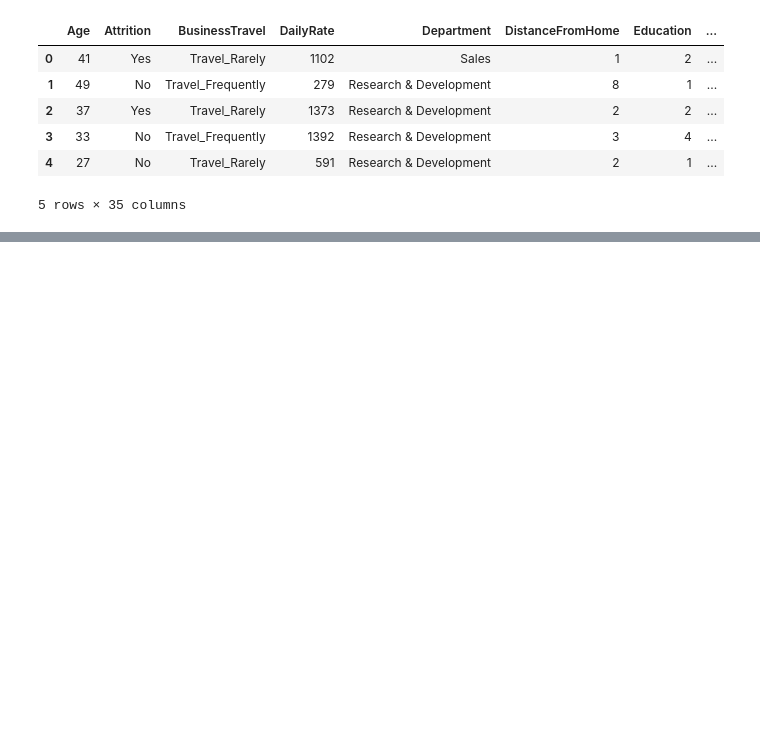
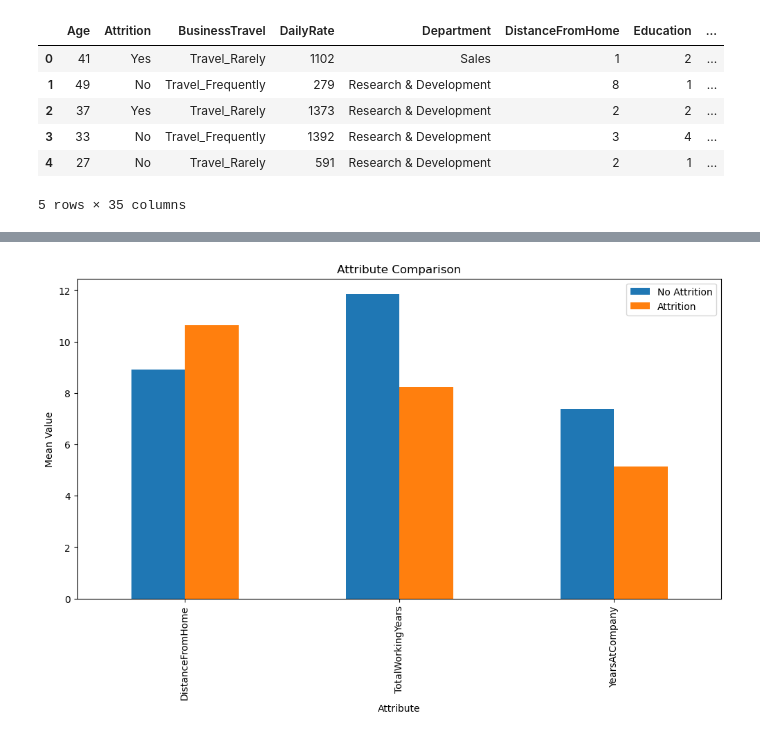
Before and after one commit to Jeff-Wince/GroupProj_Aakash_Jeff_Sonila_Stephanie, a Jupyter notebook: HR-Employee-Attrition.ipynb, the cells around one changed output, grey strips where cells are left out. Saved outputs shown, nothing was run; the diff lists cells and outputs as text; code cells hidden in the pictures; blank space fills up the shorter version.

```diff
--- a/HR-Employee-Attrition.ipynb
+++ b/HR-Employee-Attrition.ipynb
@@ -616,0 +347,17 @@ dep_yes
+# %%
+#side by side bar plots to showcase differences between those who attrite and those that do not
+at_df = pd.DataFrame({'Attribute': ['DistanceFromHome', 'TotalWorkingYears','YearsAtCompany'],
+                   'No Attrition': [8.92, 11.86,7.37],
+                   'Attrition': [10.63, 8.24,5.13, ]})
+
+# Plot the data as a bar graph
+at_df.set_index("Attribute", inplace=True)
+at_df.plot(kind='bar', figsize=(12,6), stacked=False, width = 0.5)
+
+plt.title("Attribute Comparison")
+plt.xlabel("Attribute")
+plt.ylabel("Mean Value")
+plt.legend(loc='best')
+plt.show()
+# %% [output]
+[figure, added]
```
Also changed, not shown: parts of 84 cells of this notebook, 7 other files.
